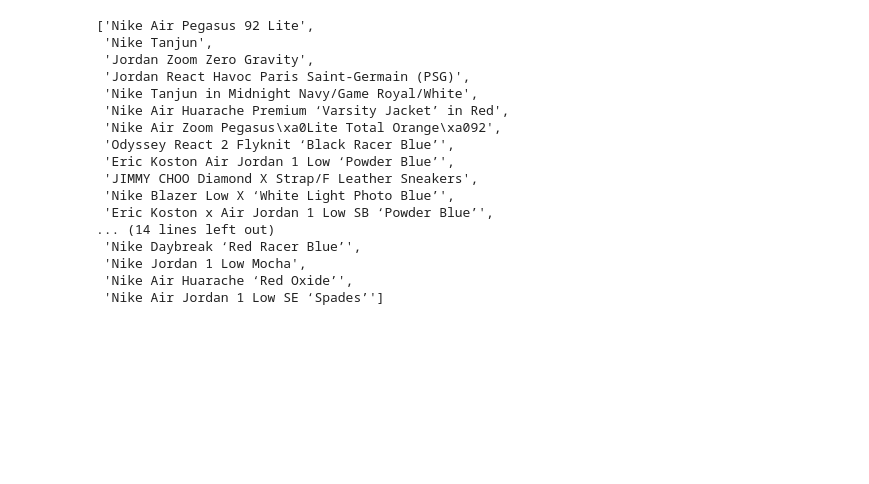
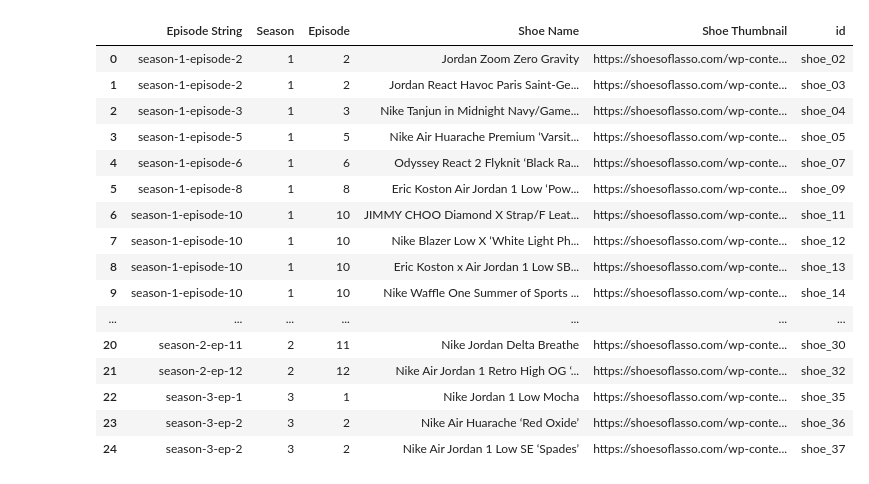
Before and after one commit to sejaldua/shoes-of-lasso, a Jupyter notebook: query-sneaker-value.ipynb, the cells around one changed output. Drawn from its saved outputs; the diff is of its cells as text; code cells hidden in the pictures; blank space fills up the shorter version.

Commit message:
redo sneaker mosaic

```diff
--- a/query-sneaker-value.ipynb
+++ b/query-sneaker-value.ipynb
@@ -10,24 +10,23 @@ import json
 with open("key.yaml") as f:
     key = yaml.load(f, Loader=BaseLoader)
 # %%
-df = pd.read_csv('./data/lasso-sneaks.csv')
-shoes = list(df['Shoe'].unique())
-shoes
+df = pd.read_csv('./data/lasso-sneaks-cleaned.csv')
+df
 # %% [output]
-['Nike Air Pegasus 92 Lite',
- 'Nike Tanjun',
- 'Jordan Zoom Zero Gravity',
- 'Jordan React Havoc Paris Saint-Germain (PSG)',
- 'Nike Tanjun in Midnight Navy/Game Royal/White',
- 'Nike Air Huarache Premium ‘Varsity Jacket’ in Red',
- 'Nike Air Zoom Pegasus\xa0Lite Total Orange\xa092',
- 'Odyssey React 2 Flyknit ‘Black Racer Blue’',
- 'Eric Koston Air Jordan 1 Low ‘Powder Blue’',
- 'JIMMY CHOO Diamond X Strap/F Leather Sneakers',
- 'Nike Blazer Low X ‘White Light Photo Blue’',
- 'Eric Koston x Air Jordan 1 Low SB ‘Powder Blue’',
-... (14 lines left out)
- 'Nike Daybreak ‘Red Racer Blue’',
- 'Nike Jordan 1 Low Mocha',
- 'Nike Air Huarache ‘Red Oxide’',
- 'Nike Air Jordan 1 Low SE ‘Spades’']
+|  | Episode String | Season | Episode | Shoe Name | Shoe Thumbnail | id |
+| 0 | season-1-episode-2 | 1 | 2 | Jordan Zoom Zero Gravity | https://shoesoflasso.com/wp-conte... | shoe_02 |
+| 1 | season-1-episode-2 | 1 | 2 | Jordan React Havoc Paris Saint-Ge... | https://shoesoflasso.com/wp-conte... | shoe_03 |
+| 2 | season-1-episode-3 | 1 | 3 | Nike Tanjun in Midnight Navy/Game... | https://shoesoflasso.com/wp-conte... | shoe_04 |
+| 3 | season-1-episode-5 | 1 | 5 | Nike Air Huarache Premium ‘Varsit... | https://shoesoflasso.com/wp-conte... | shoe_05 |
+| 4 | season-1-episode-6 | 1 | 6 | Odyssey React 2 Flyknit ‘Black Ra... | https://shoesoflasso.com/wp-conte... | shoe_07 |
+| 5 | season-1-episode-8 | 1 | 8 | Eric Koston Air Jordan 1 Low ‘Pow... | https://shoesoflasso.com/wp-conte... | shoe_09 |
+| 6 | season-1-episode-10 | 1 | 10 | JIMMY CHOO Diamond X Strap/F Leat... | https://shoesoflasso.com/wp-conte... | shoe_11 |
+| 7 | season-1-episode-10 | 1 | 10 | Nike Blazer Low X ‘White Light Ph... | https://shoesoflasso.com/wp-conte... | shoe_12 |
+| 8 | season-1-episode-10 | 1 | 10 | Eric Koston x Air Jordan 1 Low SB... | https://shoesoflasso.com/wp-conte... | shoe_13 |
+| 9 | season-1-episode-10 | 1 | 10 | Nike Waffle One Summer of Sports ... | https://shoesoflasso.com/wp-conte... | shoe_14 |
+| ... | ... | ... | ... | ... | ... | ... |
+| 20 | season-2-ep-11 | 2 | 11 | Nike Jordan Delta Breathe | https://shoesoflasso.com/wp-conte... | shoe_30 |
+| 21 | season-2-ep-12 | 2 | 12 | Nike Air Jordan 1 Retro High OG ‘... | https://shoesoflasso.com/wp-conte... | shoe_32 |
+| 22 | season-3-ep-1 | 3 | 1 | Nike Jordan 1 Low Mocha | https://shoesoflasso.com/wp-conte... | shoe_35 |
+| 23 | season-3-ep-2 | 3 | 2 | Nike Air Huarache ‘Red Oxide’ | https://shoesoflasso.com/wp-conte... | shoe_36 |
+| 24 | season-3-ep-2 | 3 | 2 | Nike Air Jordan 1 Low SE ‘Spades’ | https://shoesoflasso.com/wp-conte... | shoe_37 |
```
Also changed, not shown: parts of 2 cells of this notebook, 9 other files.
